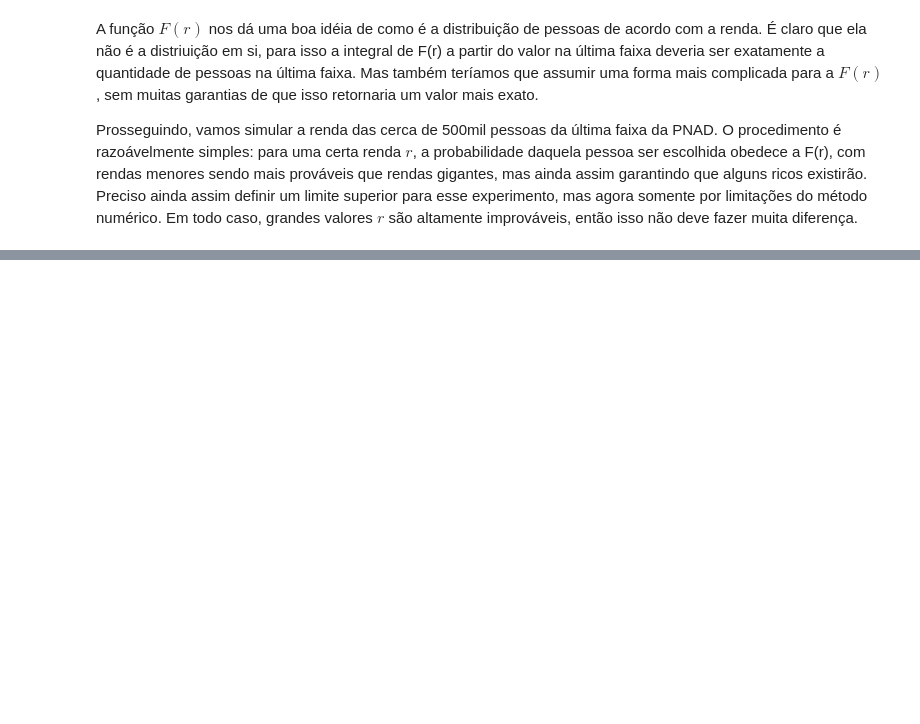
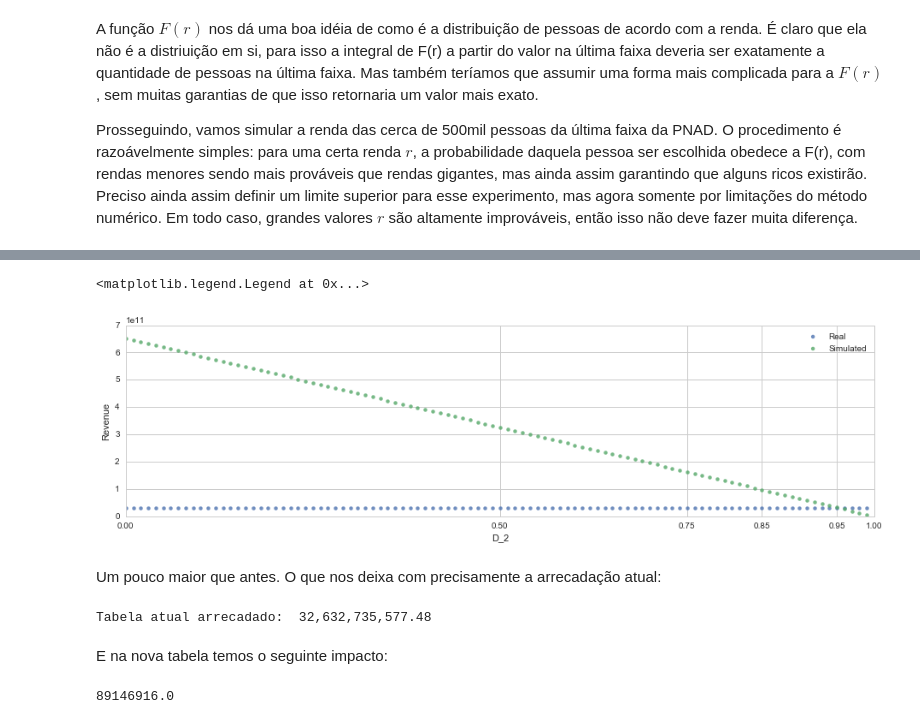
Before and after one commit to hugolouzada/TaxBracketBr, a Jupyter notebook: NewTaxBrackets.ipynb, the cells around one changed output, grey strips where cells are left out. Saved outputs shown, nothing was run; the diff lists cells and outputs as text; code cells hidden in the pictures; blank space fills up the shorter version.

```diff
--- a/NewTaxBrackets.ipynb
+++ b/NewTaxBrackets.ipynb
@@ -460,0 +449,4 @@ ImportError: cannot import name 'choices'
+# %%
+rich_people_df= pd.DataFrame()
+rich_people_df['renda_mensal_media'] = rich_people
+rich_people_df['pagantes'] = 1
@@ -460,0 +465,44 @@ ImportError: cannot import name 'choices'
+# %%
+Ds = []
+Revenues = []
+
+for D_2 in range(0,100):
+
+    tempdf = pnad_atual_completa.copy()
+
+    tempdf['pagantes'] = (1.0-D_2/100.0)*tempdf['pagantes']
+    revenue = total_revenue(tempdf)
+
+    Ds.append(D_2/100.0)
+    Revenues.append(revenue)
+# %%
+df = pd.DataFrame({'D_2' : Ds, 'Revenue' : Revenues})
+
+df['Real Revenue'] = 29699000000
+
+ax = sns.regplot(x=df["D_2"], y=df["Real Revenue"],fit_reg=False,label="Real")
+sns.regplot(x=df["D_2"], y=df["Revenue"],ax = ax, fit_reg=False,label="Simulated")
+
+ax.set(xlim=(0, 1))
+ax.set(ylim=(0, 7e11))
+ax.set_xticks([0,0.5,0.75,0.85,0.95,1.0])
+ax.legend()
+# %% [output]
+<matplotlib.legend.Legend at 0x...>
+[figure, added]
+# %% [markdown]
+Um pouco maior que antes. O que nos deixa com precisamente a arrecadação atual:
+# %%
+D_2 = 0.95
+pnad_atual_completa['pagantes'] = pnad_atual_completa['pagantes']*(1-D_2)
+
+print("Tabela atual arrecadado:  {:0,.2f}".format(total_revenue(pnad_atual_completa)))
+# %% [output]
+Tabela atual arrecadado:  32,632,735,577.48
+# %% [markdown]
+E na nova tabela temos o seguinte impacto:
+# %%
+pl2015_bracket_revenue_pnad['pagantes'] = pl2015_bracket_revenue_pnad['pagantes']/(1-D)
+sum(pl2015_bracket_revenue_pnad['pagantes'])
+# %% [output]
+89146916.0
```
Also changed, not shown: parts of 12 cells of this notebook, 5 other files.
